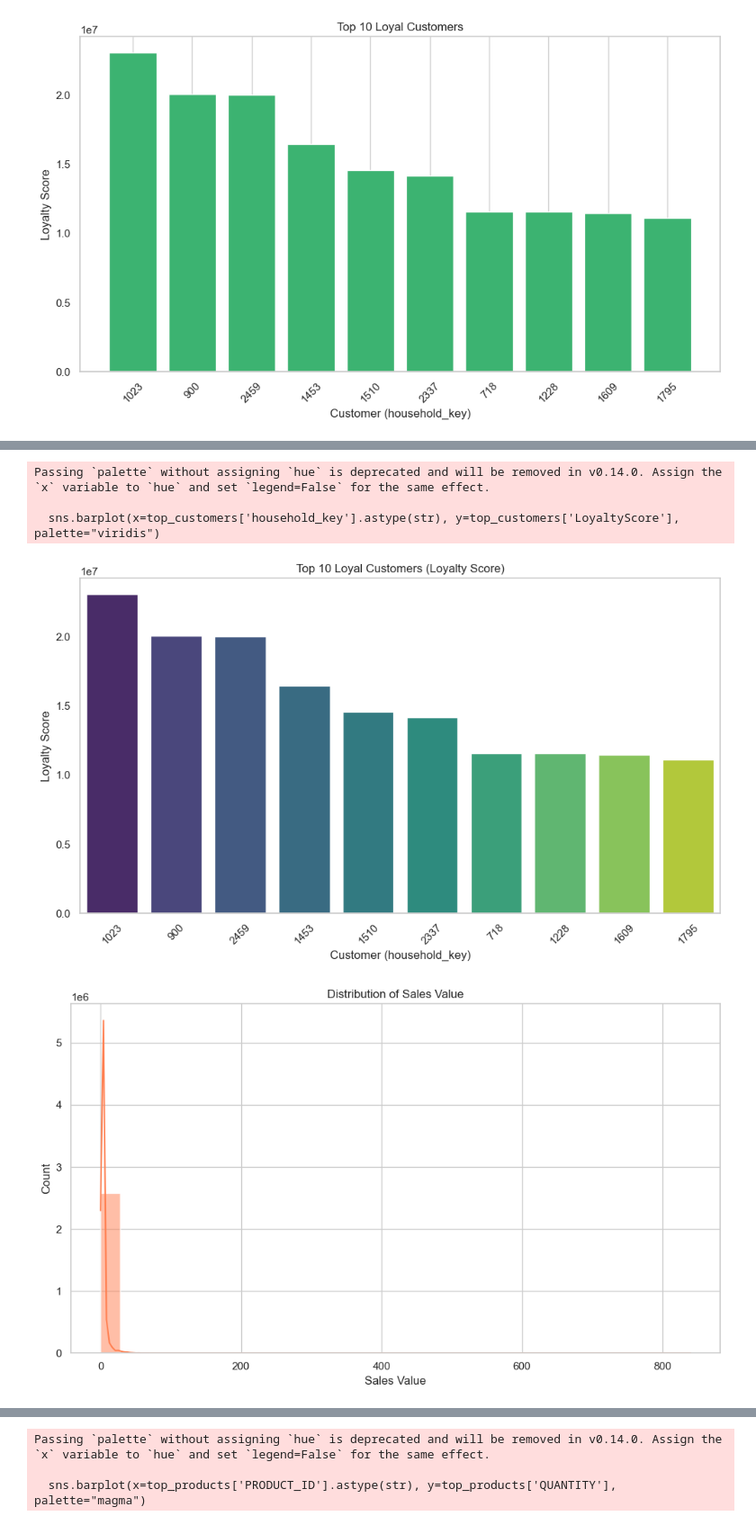
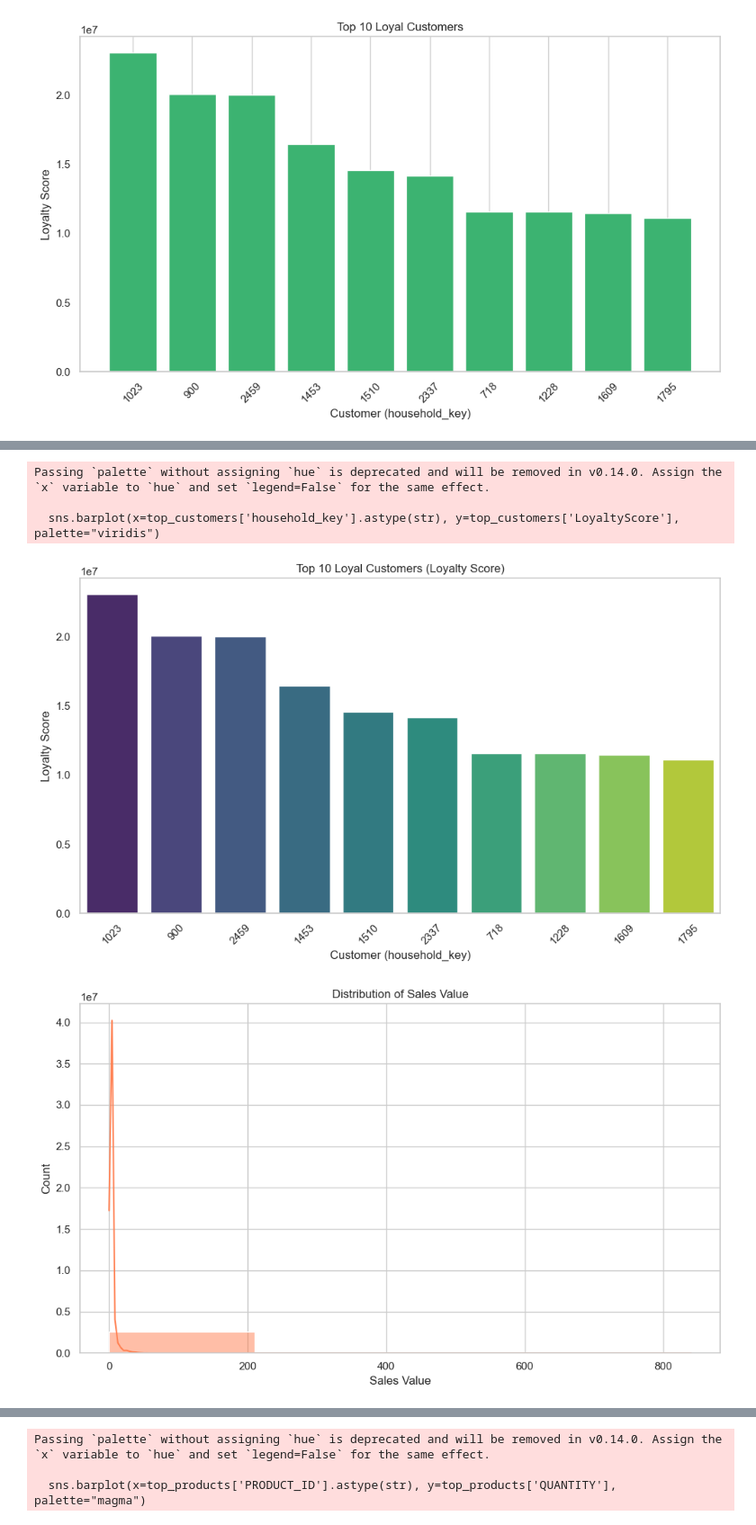
Before and after one commit to fahadmujawar/cart-based-customer-segmentation, a Jupyter notebook: DSML_EDA_pandas.ipynb, the cells around one changed output, grey strips where cells are left out. Shown at 90% size. Drawn from its saved outputs; the diff is of its cells as text; code cells hidden in the pictures.

```diff
--- a/DSML_EDA_pandas.ipynb
+++ b/DSML_EDA_pandas.ipynb
@@ -169,7 +169,7 @@ plt.show()
 
 # Transaction Value Distribution
 plt.figure(figsize=(10, 6))
-sns.histplot(transactions['SALES_VALUE'], kde=True, color='coral', bins=30)
+sns.histplot(transactions['SALES_VALUE'], kde=True, color='coral', bins=4)
 plt.xlabel('Sales Value')
 plt.title('Distribution of Sales Value')
 plt.tight_layout()
@@ -200,34 +200,98 @@ plt.xticks(rotation=45)
 plt.tight_layout()
 plt.show()
 
 # Quantity vs. Sales Value
 plt.figure(figsize=(10, 6))
 sns.scatterplot(x='QUANTITY', y='SALES_VALUE', data=transactions, hue='COUPON_DISC', alpha=0.7, palette='coolwarm')
 plt.xlabel('Quantity')
 plt.ylabel('Sales Value')
 plt.title('Quantity vs. Sales Value (by Coupon Usage)')
 plt.tight_layout()
 plt.show()
+
+def get_time_of_day(time_val):
+    hour = int(str(time_val).zfill(4)[:2])
+    if 5 <= hour < 12:
+        return 'Morning'
+    elif 12 <= hour < 17:
+        return 'Afternoon'
+    elif 17 <= hour < 21:
+        return 'Evening'
+    else:
+        return 'Night'
+
+transactions['TimeOfDay'] = transactions['TRANS_TIME'].apply(get_time_of_day)
+
+plt.figure(figsize=(8, 6))
+sns.countplot(x='TimeOfDay', data=transactions, order=['Morning', 'Afternoon', 'Evening', 'Night'], palette='Set2')
+plt.title('Transactions by Time of Day')
+plt.tight_layout()
+plt.show()
+
+# Basket-level Stats
+basket_summary = transactions.groupby('BASKET_ID').agg(
+    BasketSize=('QUANTITY', 'sum'),
+    BasketValue=('SALES_VALUE', 'sum'),
+    NumProducts=('PRODUCT_ID', 'nunique'),
+).reset_index()
+
+plt.figure(figsize=(10, 6))
+sns.histplot(basket_summary['BasketValue'], kde=True, bins=20, color='teal')
+plt.xlabel('Basket Value')
+plt.title('Distribution of Basket Values')
+plt.tight_layout()
+plt.show()
+
+# net sepnd = SALES_VALUE + all discounts
+transactions['NetSpend'] = transactions['SALES_VALUE'] + transactions['RETAIL_DISC'] + transactions['COUPON_DISC'] + transactions['COUPON_MATCH_DISC']
+
+# RFM
+customer_rfm = transactions.groupby('household_key').agg(
+    Recency=('DAY', 'max'),
+    Frequency=('BASKET_ID', pd.Series.nunique),
+    Monetary=('NetSpend', 'sum')
+).reset_index()
+
+# normalize for plotting
+customer_rfm[['Recency_norm', 'Frequency_norm', 'Monetary_norm']] = customer_rfm[['Recency', 'Frequency', 'Monetary']].apply(lambda x: (x - x.min()) / (x.max() - x.min()))
+
+plt.figure(figsize=(12, 6))
+sns.scatterplot(data=customer_rfm, x='Frequency_norm', y='Monetary_norm', size='Recency_norm', hue='Recency_norm', palette='viridis', sizes=(20, 200))
+plt.title('Customer Segmentation: RFM Normalized')
+plt.tight_layout()
+plt.show()
+
+# Discount analysis
+transactions['IsDiscounted'] = (transactions[['RETAIL_DISC', 'COUPON_DISC', 'COUPON_MATCH_DISC']].sum(axis=1) < 0).astype(int)
+discount_stats = transactions.groupby('PRODUCT_ID')['IsDiscounted'].mean().reset_index().sort_values(by='IsDiscounted', ascending=False).head(10)
+
+plt.figure(figsize=(10, 6))
+sns.barplot(data=discount_stats, x='PRODUCT_ID', y='IsDiscounted', palette='coolwarm')
+plt.title('Top 10 Most Discounted Products')
+plt.xlabel('Product ID')
+plt.ylabel('Discount Frequency')
+plt.tight_layout()
+plt.show()
 # %% [output]
 Customer Loyalty Summary:
    household_key  TotalBaskets  TotalSpent  FirstWeek  LastWeek  ActiveWeeks  \
 0              1            86     4330.16          8       102           68
 1              2            45     1954.34         15        96           35
 2              3            47     2653.21         17       101           37
 3              4            30     1200.11         16        90           26
 4              5            40      779.06         13       101           27
 
    LoyaltyScore
 0     372393.76
 1      87945.30
 2     124700.87
 3      36003.30
 4      31162.40
 Passing `palette` without assigning `hue` is deprecated and will be removed in v0.14.0. Assign the `x` variable to `hue` and set `legend=False` for the same effect.
 
   sns.barplot(x=top_customers['household_key'].astype(str), y=top_customers['LoyaltyScore'], palette="viridis")
 [figure]
-[figure, old version]
+[figure, new version]
 [figure]
 Passing `palette` without assigning `hue` is deprecated and will be removed in v0.14.0. Assign the `x` variable to `hue` and set `legend=False` for the same effect.
 
```
Also changed, not shown: parts of 1 cell of this notebook.
